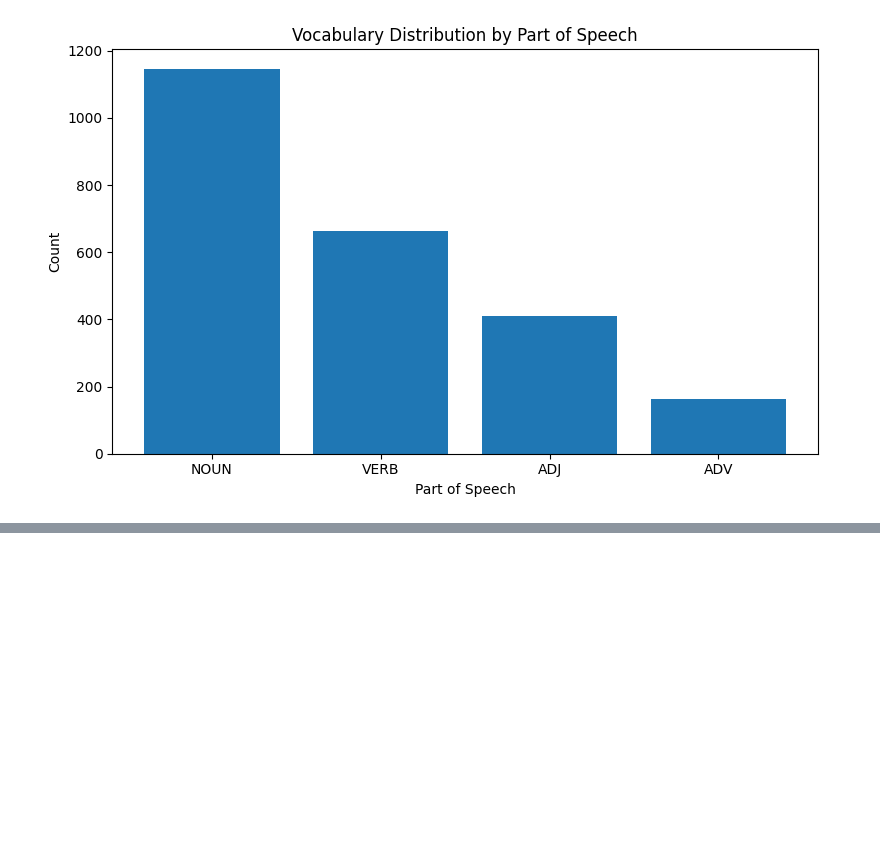
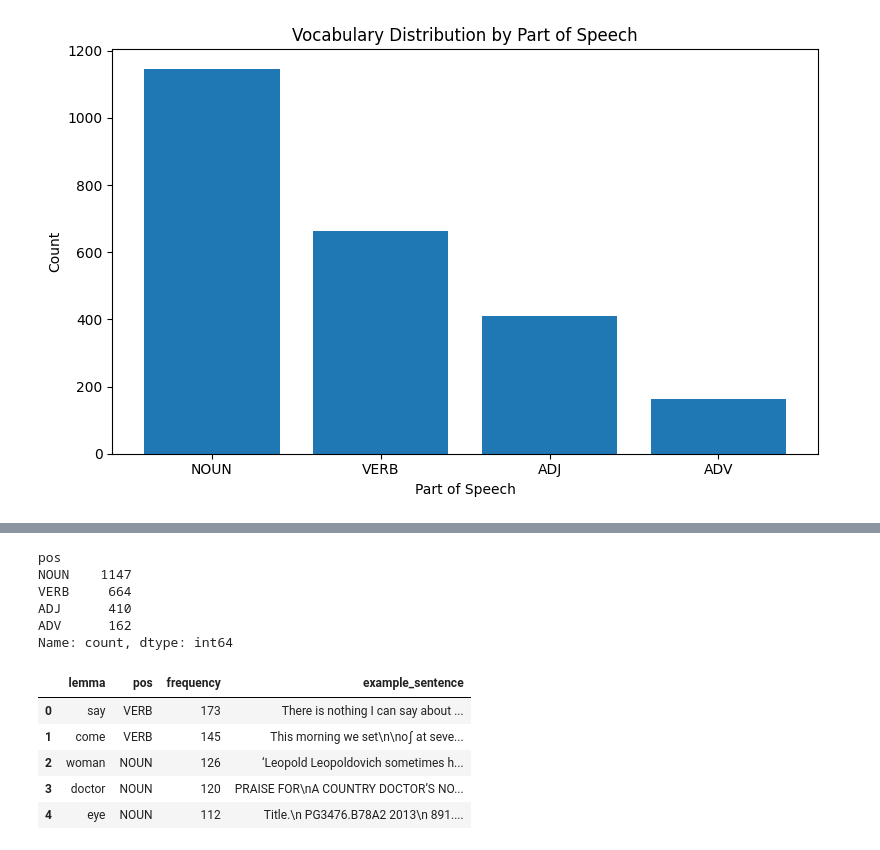
Before and after one commit to nrzdhmz/book-vocabulary-extractor, a Jupyter notebook: notebooks/01_pdf_extraction.ipynb, the cells around one changed output, grey strips where cells are left out. Cells and saved outputs as stored; diff of their text form; code cells hidden in the pictures; blank space fills up the shorter version.

```diff
--- a/notebooks/01_pdf_extraction.ipynb
+++ b/notebooks/01_pdf_extraction.ipynb
@@ -149,0 +162,21 @@ plt.show()
+# %%
+vocab_df["pos"].value_counts()
+# %% [output]
+pos
+NOUN    1147
+VERB     664
+ADJ      410
+ADV      162
+Name: count, dtype: int64
+# %%
+from src.example_extractor import add_example_sentences
+
+vocab_with_examples = add_example_sentences(vocab_df, text)
+vocab_with_examples.head(5)
+# %% [output]
+|  | lemma | pos | frequency | example_sentence |
+| 0 | say | VERB | 173 | There is nothing I can say about ... |
+| 1 | come | VERB | 145 | This morning we set\n\noʃ at seve... |
+| 2 | woman | NOUN | 126 | ‘Leopold Leopoldovich sometimes h... |
+| 3 | doctor | NOUN | 120 | PRAISE FOR\nA COUNTRY DOCTOR’S NO... |
+| 4 | eye | NOUN | 112 | Title.\n PG3476.B78A2 2013\n 891.... |
```
Also changed, not shown: parts of 6 cells of this notebook, 2 other files.
